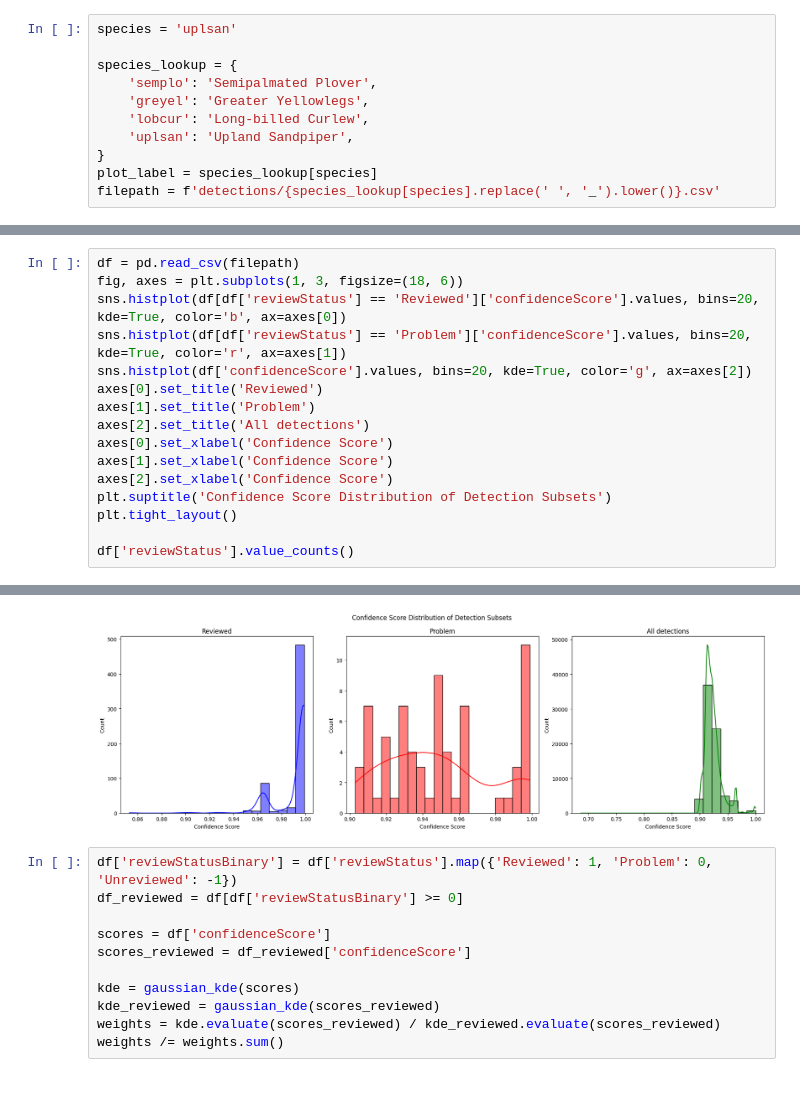
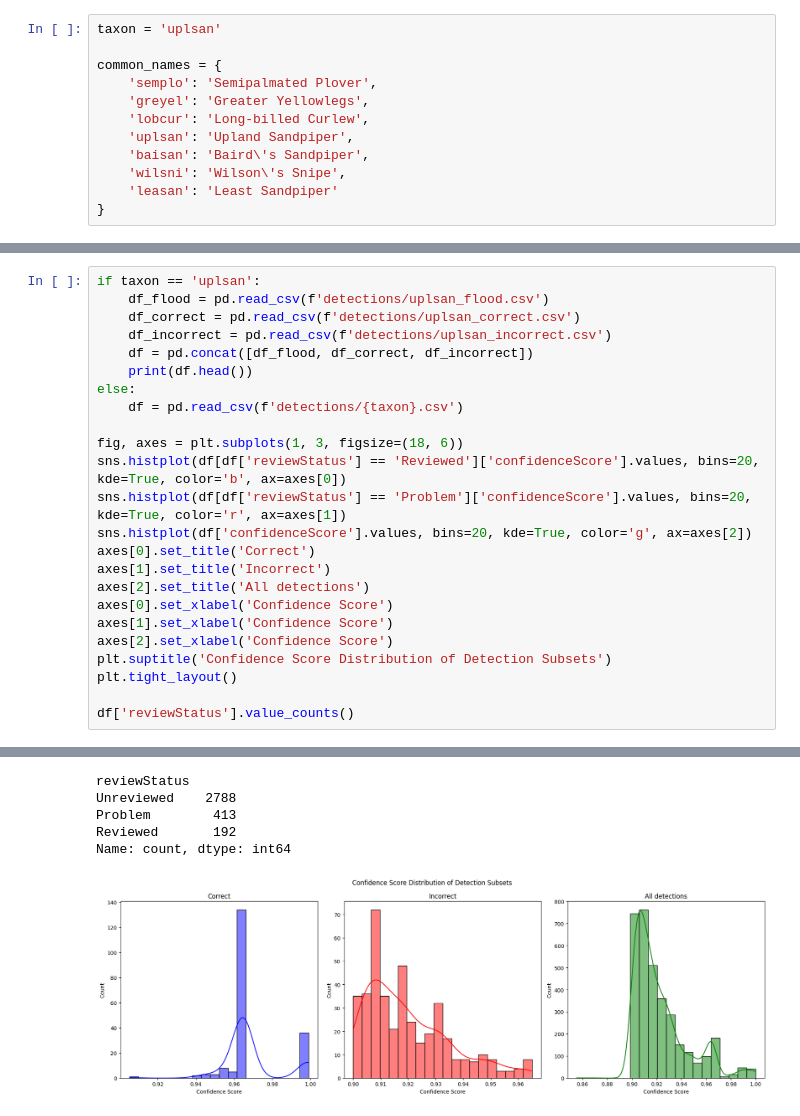
Before and after one commit to eshlei/montana-shorebirds, a Jupyter notebook: mpg.ipynb, the cells around one changed output, grey strips where cells are left out. Cells and saved outputs as stored; diff of their text form; blank space fills up the shorter version.

```diff
--- a/mpg.ipynb
+++ b/mpg.ipynb
@@ -8,11 +14,12 @@ import seaborn as sns
 # %%
-species = 'uplsan'
+taxon = 'uplsan'
 
-species_lookup = {
+common_names = {
     'semplo': 'Semipalmated Plover',
     'greyel': 'Greater Yellowlegs',
     'lobcur': 'Long-billed Curlew',
     'uplsan': 'Upland Sandpiper',
+    'baisan': 'Baird\'s Sandpiper',
+    'wilsni': 'Wilson\'s Snipe',
+    'leasan': 'Least Sandpiper'
 }
-plot_label = species_lookup[species]
-filepath = f'detections/{species_lookup[species].replace(' ', '_').lower()}.csv'
@@ -19,11 +30,19 @@ filepath = f'detections/{species_lookup[species].replace(' ', '_').lower()}.csv'
 # %%
-df = pd.read_csv(filepath)
+if taxon == 'uplsan':
+    df_flood = pd.read_csv(f'detections/uplsan_flood.csv')
+    df_correct = pd.read_csv(f'detections/uplsan_correct.csv')
+    df_incorrect = pd.read_csv(f'detections/uplsan_incorrect.csv')
+    df = pd.concat([df_flood, df_correct, df_incorrect])
+    print(df.head())
+else:
+    df = pd.read_csv(f'detections/{taxon}.csv')
+
 fig, axes = plt.subplots(1, 3, figsize=(18, 6))
 sns.histplot(df[df['reviewStatus'] == 'Reviewed']['confidenceScore'].values, bins=20, kde=True, color='b', ax=axes[0])
 sns.histplot(df[df['reviewStatus'] == 'Problem']['confidenceScore'].values, bins=20, kde=True, color='r', ax=axes[1])
 sns.histplot(df['confidenceScore'].values, bins=20, kde=True, color='g', ax=axes[2])
-axes[0].set_title('Reviewed')
-axes[1].set_title('Problem')
+axes[0].set_title('Correct')
+axes[1].set_title('Incorrect')
 axes[2].set_title('All detections')
 axes[0].set_xlabel('Confidence Score')
 axes[1].set_xlabel('Confidence Score')
@@ -41,12 +72,6 @@ Name: count, dtype: int64
+reviewStatus
+Unreviewed    2788
+Problem        413
+Reviewed       192
+Name: count, dtype: int64
-[figure, old version]
+[figure, new version]
-# %%
-df['reviewStatusBinary'] = df['reviewStatus'].map({'Reviewed': 1, 'Problem': 0, 'Unreviewed': -1})
-df_reviewed = df[df['reviewStatusBinary'] >= 0]
-
-scores = df['confidenceScore']
-scores_reviewed = df_reviewed['confidenceScore']
-
-kde = gaussian_kde(scores)
-kde_reviewed = gaussian_kde(scores_reviewed)
-weights = kde.evaluate(scores_reviewed) / kde_reviewed.evaluate(scores_reviewed)
-weights /= weights.sum()
```
Also changed, not shown: parts of 9 cells of this notebook, 13 other files.
